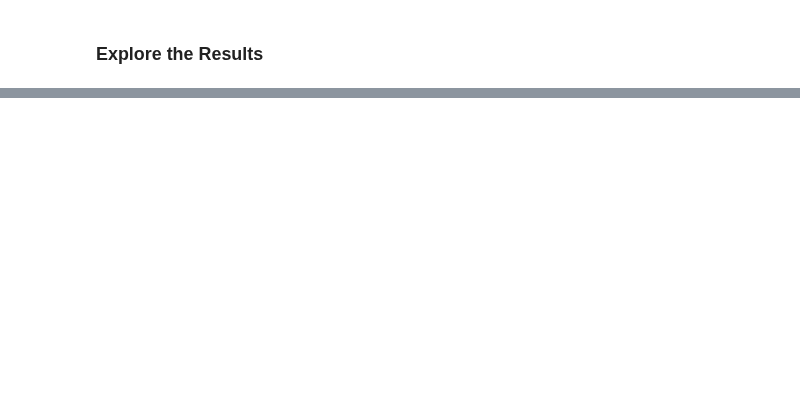
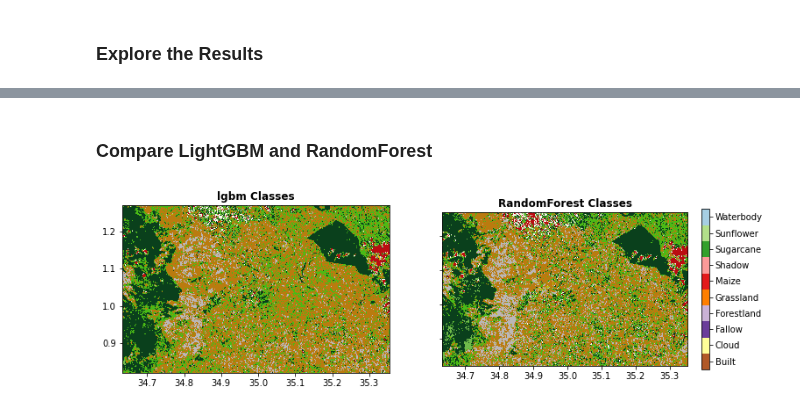
Before and after one commit to developmentseed/sat-ml-training, a Jupyter notebook: _notebooks/2020-02-24-LightGBM_cropmapping.ipynb, the cells around one changed output, grey strips where cells are left out. Saved outputs shown, nothing was run; the diff lists cells and outputs as text; code cells hidden in the pictures; blank space fills up the shorter version.

```diff
--- a/_notebooks/2020-02-24-LightGBM_cropmapping.ipynb
+++ b/_notebooks/2020-02-24-LightGBM_cropmapping.ipynb
@@ -174,8 +174,7 @@ First we will need to do some preparation to organize the training data into the
 
 # raster information
 raster_file = op.join(shared_dir, 'Trans_nzoia_2019_05-02.tif')
-
-bands = 6
+raster_file = '/content/drive/Shared drives/servir-sat-ml/data/gee_sentinel_mosaic-Trans_Nzoia.tif'
 
 # a custom function for getting each value from the raster
 def all_values(x):
@@ -507,0 +521,55 @@ show(s2[[2,1,0], : , :], transform=s2_raster.transform, adjust='linear', ax=ax2,
+# %% [markdown]
+### Compare LightGBM and RandomForest
+# %%
+import matplotlib.pyplot as plt
+from matplotlib import cm
+from matplotlib import colors
+
+# Load the classification
+if os.path.exists(op.join(root_dir, "RF_classification.tif")):
+  output_image = op.join(root_dir, "RF_classification.tif")
+else:
+  output_image = '/content/drive/Shared drives/servir-sat-ml/data/RF_classification.tif'
+
+with rasterio.open(output_image, 'r') as rf_class_raster:
+#  show(class_raster)
+  rf_classes = rf_class_raster.read()
+
+cls_colors = ['#ba0d11',
+              '#fdf4ef',
+              '#6fba4a',
+              '#0a401c',
+              '#4aba16',
+              '#ba7b0f',
+              '#bab7b7',
+              '#bac005',
+              '#ffa718',
+              '#2b83ba']
+clr_land = colors.ListedColormap([colors.hex2color(x) for x in cls_colors])
+
+
+
+fig, (ax1, ax2) = plt.subplots(ncols=2, nrows=1, figsize=(12, 6), sharey=True)
+
+im1 = ax1.imshow(lgbm_classes.squeeze(), cmap=cm.Accent_r)
+show(lgbm_classes,
+     transform=class_raster.transform,
+     ax=ax1,
+     title="lgbm Classes",
+     cmap=clr_land
+     )
+
+show(rf_classes,
+     transform=rf_class_raster.transform,
+     ax=ax2,
+     title="RandomForest Classes",
+     cmap=clr_land
+     )
+
+# Now make a colorbar
+norm = colors.BoundaryNorm(np.arange(-1,10), cm.Paired_r.N)
+cb = plt.colorbar(cm.ScalarMappable(norm=norm, cmap=cm.Paired_r), ax=ax2, fraction=0.03)
+cb.set_ticks([x+.5 for x in range(-1,10)]) # move the marks to the middle
+cb.set_ticklabels(list(class_dict.keys())) # label the colors
+# %% [output]
+[figure, added]
```
Also changed, not shown: parts of 8 cells of this notebook.
